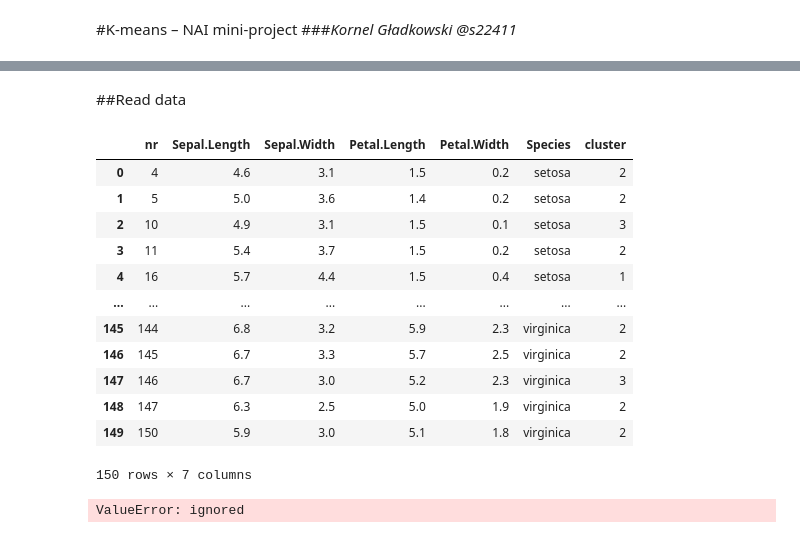
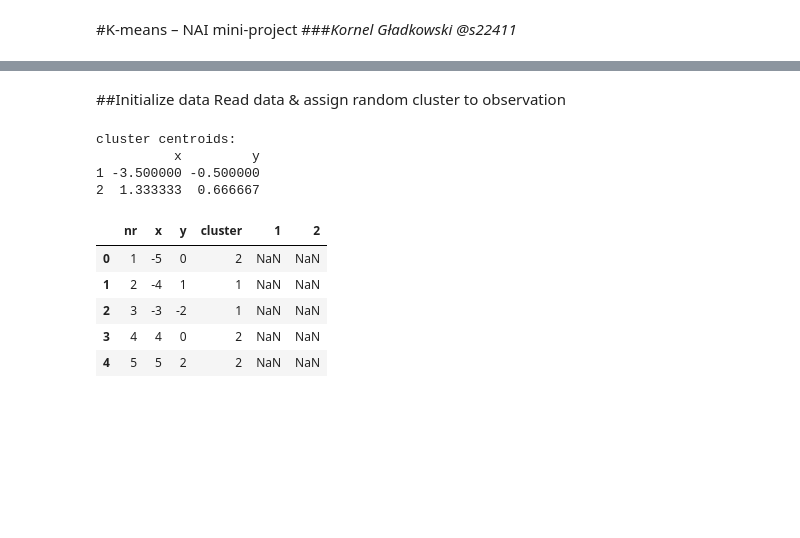
Before and after one commit to magladko/AI_Tools_algorithms, a Jupyter notebook: mpp4/mpp4.ipynb, the cells around one changed output, grey strips where cells are left out. Cells and saved outputs as stored; diff of their text form; code cells hidden in the pictures; blank space fills up the shorter version.

```diff
--- a/mpp4/mpp4.ipynb
+++ b/mpp4/mpp4.ipynb
@@ -25,0 +20,12 @@ fatal: destination path 'NAI' already exists and is not an empty directory.
+# %%
+def calculate_centroid(df: pd.DataFrame, cluster_id: int):
+    length = len(df.loc[df["cluster"] == cluster_id])
+    if length == 0:
+        return None
+    res = df.loc[df["cluster"] == cluster_id].iloc[:, 1:-k-1].sum(axis=0)/length
+    return res
+
+def get_dist_sq(points: pd.DataFrame, centroid: pd.Series):
+    res = (points.subtract(centroid)**2)
+    res["sum"] = res.sum(axis=1)
+    return res["sum"]
@@ -29,2 +42,3 @@ k = 3 #@param {type:"slider", min:1, max:10, step:1}
 # %% [markdown]
-##Read data
+##Initialize data
+Read data & assign random cluster to observation
@@ -33,26 +45,35 @@ train_df = pd.read_csv(DATA_PATH + "iris_all.csv")
 # %%
+base_df = pd.read_csv(DATA_PATH) #  + "iris_all.csv"
+train_df = base_df.iloc[:, :-1]
+
 train_df['cluster'] = np.random.randint(1, k+1, train_df.shape[0])
 
 # assign random values until all possibles values have assigned observation
 while not np.all(np.isin([i for i in range(1, k+1)] ,train_df['cluster'].unique())):
     train_df['cluster'] = np.random.randint(1, k+1, train_df.shape[0])
+
+# initialize distances from clusters
+for i in range(1, k+1):
+    train_df[i] = np.NaN
+
+# initialize centroids of clusters
+centroids = pd.DataFrame(columns=train_df.iloc[:, 1: -k-1].columns)
+
+for i in range(1, k+1):
+    temp = calculate_centroid(train_df, i)
+    centroids.loc[i] = temp if temp is not None else pd.Series([np.NaN]*k)
+
+print("cluster centroids:")
+print(centroids, end='\n\n')
+train_df
+# %% [output]
+cluster centroids:
+          x         y
+1 -3.500000 -0.500000
+2  1.333333  0.666667
+|  | nr | x | y | cluster | 1 | 2 |
+| 0 | 1 | -5 | 0 | 2 | NaN | NaN |
+| 1 | 2 | -4 | 1 | 1 | NaN | NaN |
+| 2 | 3 | -3 | -2 | 1 | NaN | NaN |
+| 3 | 4 | 4 | 0 | 2 | NaN | NaN |
+| 4 | 5 | 5 | 2 | 2 | NaN | NaN |
-# %%
-train_df
-# %% [output]
-|  | nr | Sepal.Length | Sepal.Width | Petal.Length | Petal.Width | Species | cluster |
-| 0 | 4 | 4.6 | 3.1 | 1.5 | 0.2 | setosa | 2 |
-| 1 | 5 | 5.0 | 3.6 | 1.4 | 0.2 | setosa | 2 |
-| 2 | 10 | 4.9 | 3.1 | 1.5 | 0.1 | setosa | 3 |
-| 3 | 11 | 5.4 | 3.7 | 1.5 | 0.2 | setosa | 2 |
-| 4 | 16 | 5.7 | 4.4 | 1.5 | 0.4 | setosa | 1 |
-| ... | ... | ... | ... | ... | ... | ... | ... |
-| 145 | 144 | 6.8 | 3.2 | 5.9 | 2.3 | virginica | 2 |
-| 146 | 145 | 6.7 | 3.3 | 5.7 | 2.5 | virginica | 2 |
-| 147 | 146 | 6.7 | 3.0 | 5.2 | 2.3 | virginica | 3 |
-| 148 | 147 | 6.3 | 2.5 | 5.0 | 1.9 | virginica | 2 |
-| 149 | 150 | 5.9 | 3.0 | 5.1 | 1.8 | virginica | 2 |
-150 rows × 7 columns
-# %%
-sns.pairplot(train_df.iloc[:, 1:-3], hue=train_df['cluster'])
-# %% [output]
-ValueError: ignored
```
Also changed, not shown: parts of 16 cells of this notebook.
